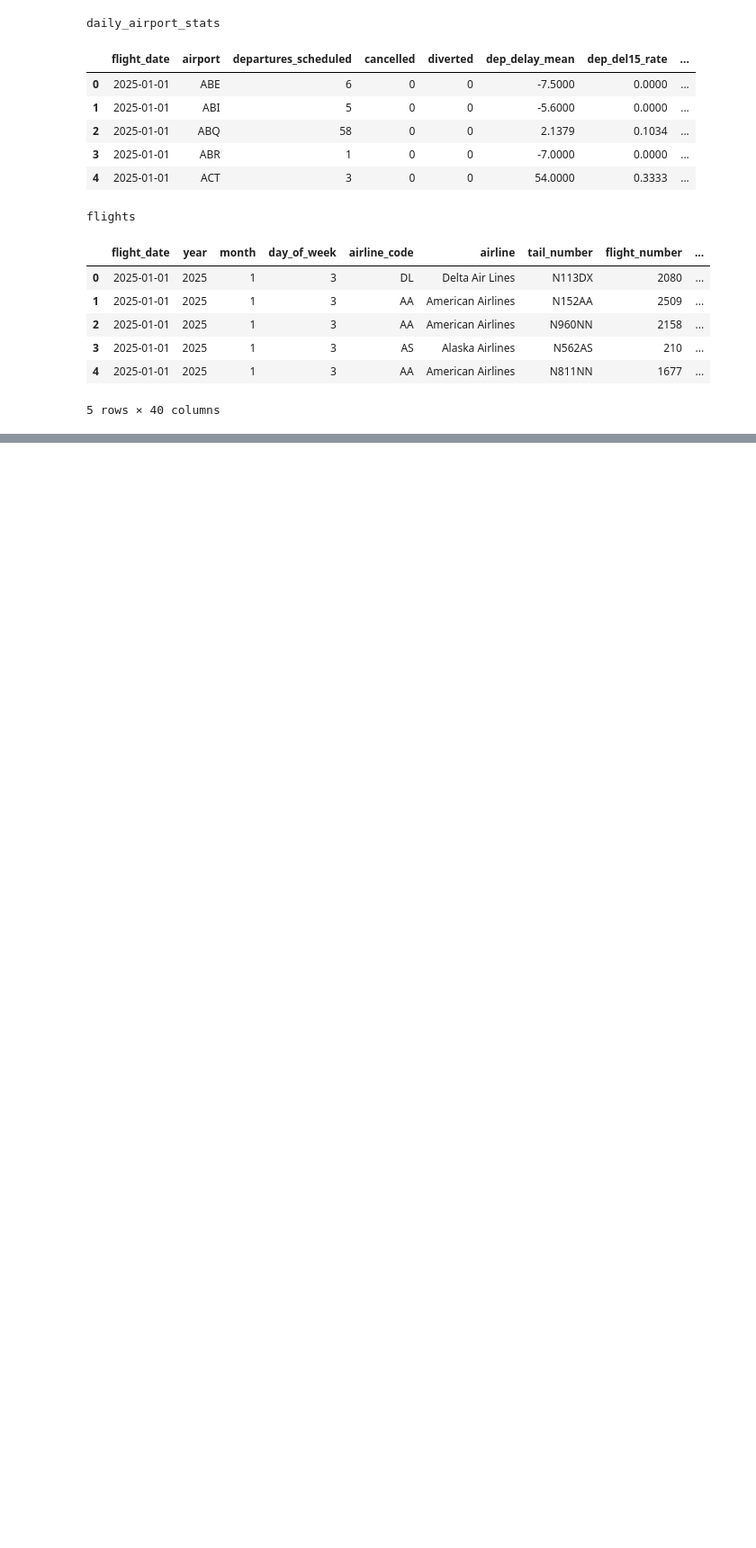
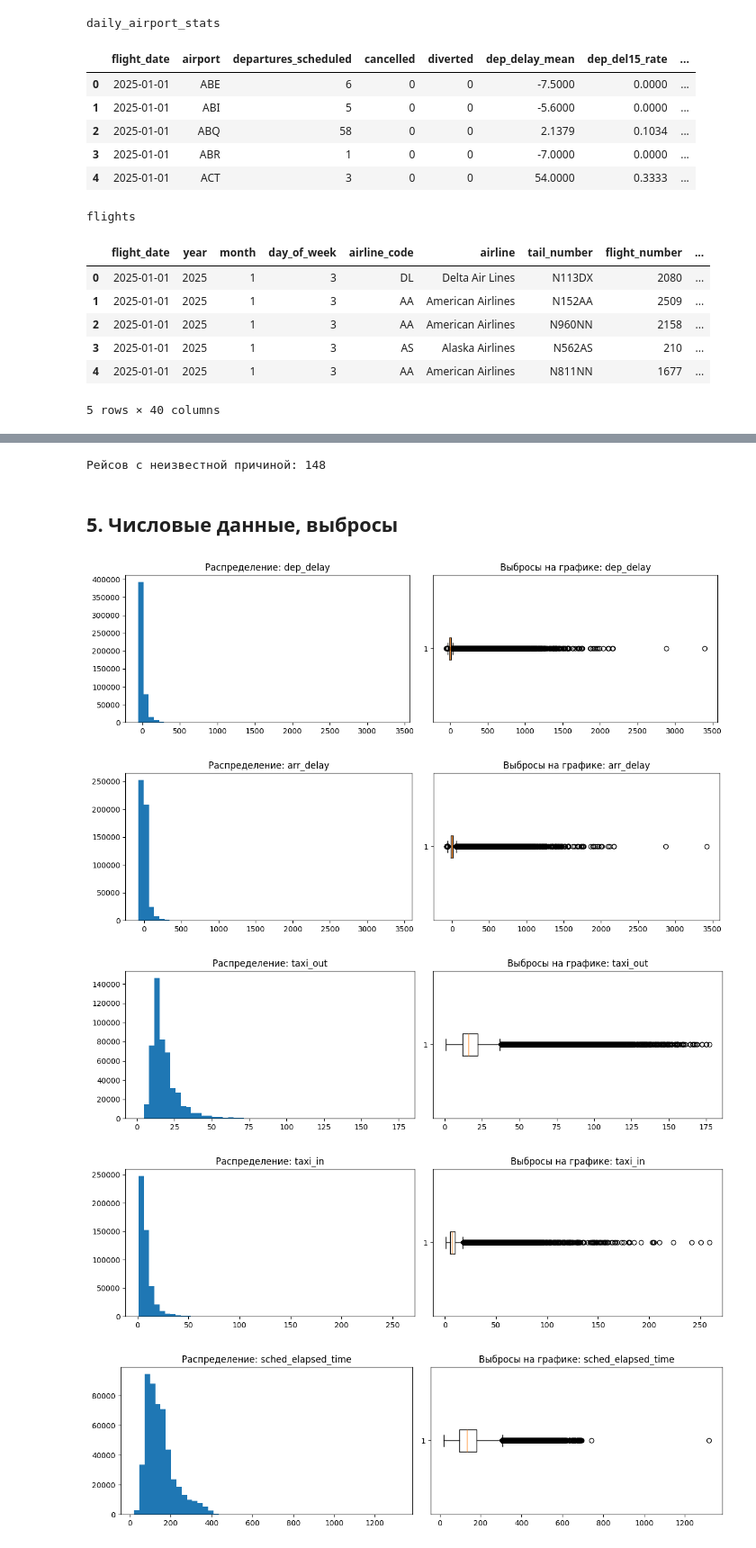
Before and after one commit to Amgalan-459/ml-project-2-course, a Jupyter notebook: ml_project.ipynb, the cells around one changed output, grey strips where cells are left out. Shown at 90% size. Cells and saved outputs as stored; diff of their text form; code cells hidden in the pictures; blank space fills up the shorter version.

```diff
--- a/ml_project.ipynb
+++ b/ml_project.ipynb
@@ -77,0 +646,50 @@ flights
+# %%
+unknown_reason = (
+    (df_flights["arr_del15"] == 1) &
+    (df_flights[delay_reasons].fillna(0).eq(0).all(axis=1))
+)
+deleted_count = unknown_reason.sum()
+print("Рейсов с неизвестной причиной:", deleted_count)
+
+df_flights = df_flights.loc[~unknown_reason].copy()
+print("Удалено")
+# %% [output]
+Рейсов с неизвестной причиной: 148
+# %% [markdown]
+## 5. Числовые данные, выбросы
+# %%
+number_columns = [
+    "dep_delay", "arr_delay", "taxi_out", "taxi_in",
+    "sched_elapsed_time", "actual_elapsed_time", "air_time", "distance",
+    "carrier_delay", "weather_delay", "nas_delay", "security_delay",
+    "late_aircraft_delay"
+]
+number_columns = [column for column in number_columns if column in df_flights.columns]
+
+plot_data = df_flights[number_columns].sample(
+    n=min(500_000, len(df_flights)), random_state=42
+)
+
+for column in number_columns:
+    values = pd.to_numeric(plot_data[column], errors="coerce").dropna()
+
+    fig, axes = plt.subplots(1, 2, figsize=(12, 3.5))
+    axes[0].hist(values, bins=50)
+    axes[0].set_title(f"Распределение: {column}")
+
+    axes[1].boxplot(values, vert=False)
+    axes[1].set_title(f"Выбросы на графике: {column}")
+
+    plt.tight_layout()
+    plt.show()
+
+# Числовая сводка считается по всем 11,7 млн рейсов.
+display(df_flights[number_columns].describe(
+    percentiles=[0.01, 0.05, 0.25, 0.5, 0.75, 0.95, 0.99]
+).T)
+# %% [output]
+[figure, added]
+[figure, added]
+[figure, added]
+[figure, added]
+[figure, added]
```
Also changed, not shown: parts of 26 cells of this notebook.
